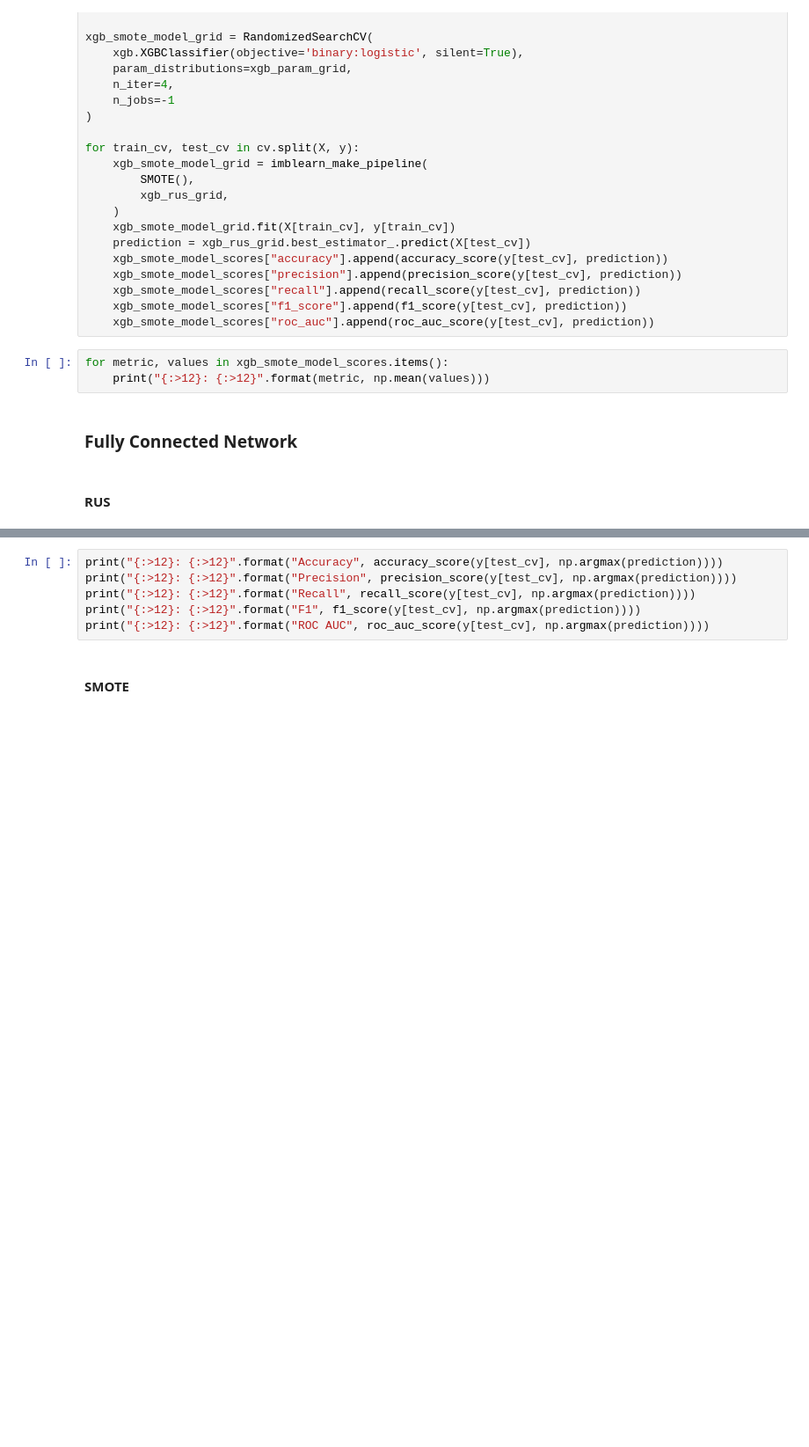
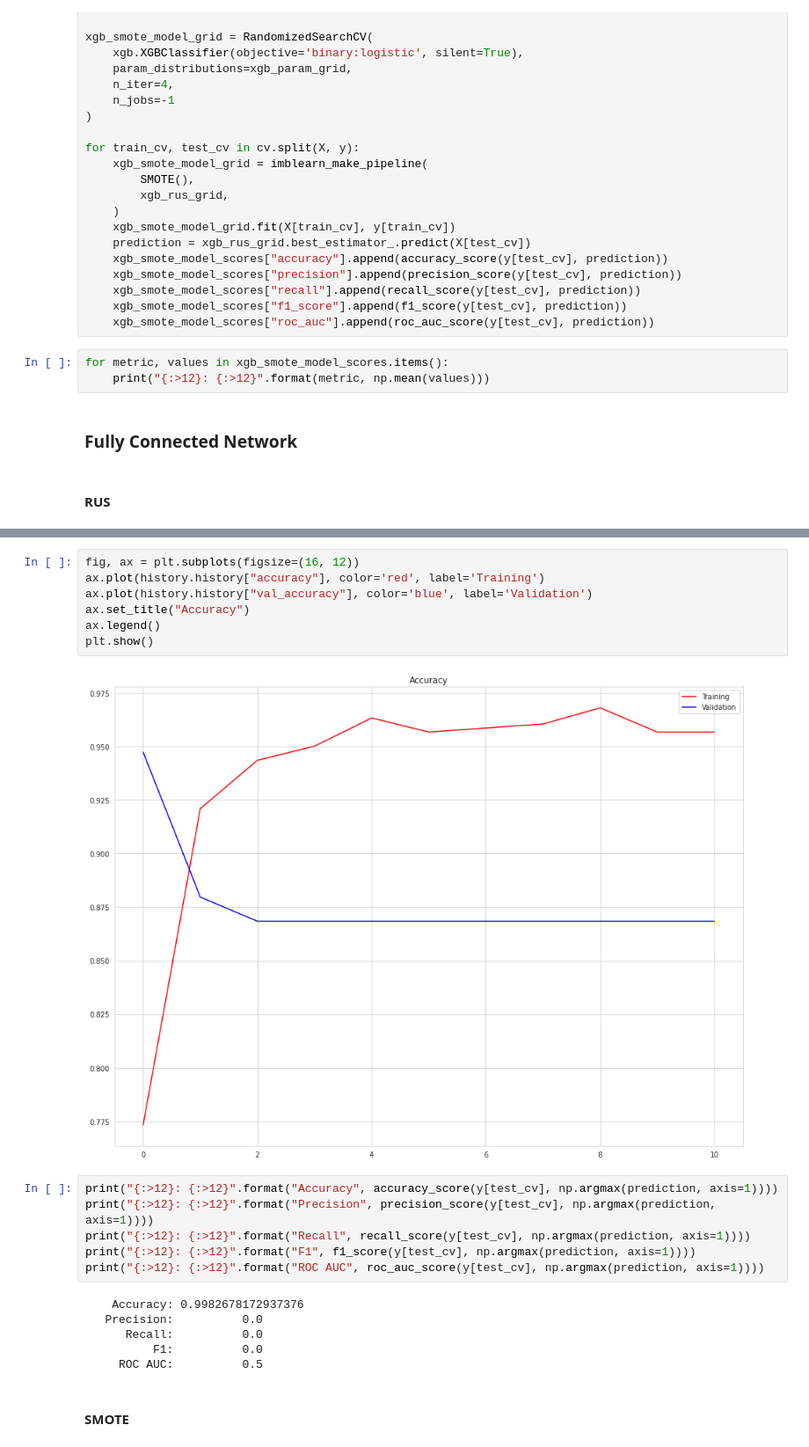
Before and after one commit to josumsc/credit-card-fraud-detection, a Jupyter notebook: src/credit_card_fraud_detection.ipynb, the cells around one changed output, grey strips where cells are left out. Shown at 88% size. Cells and saved outputs as stored; diff of their text form; blank space fills up the shorter version.

```diff
--- a/src/credit_card_fraud_detection.ipynb
+++ b/src/credit_card_fraud_detection.ipynb
@@ -512,9 +537,24 @@ prediction = rus_dense_network.predict(X[test_cv])
+# %%
+fig, ax = plt.subplots(figsize=(16, 12))
+ax.plot(history.history["accuracy"], color='red', label='Training')
+ax.plot(history.history["val_accuracy"], color='blue', label='Validation')
+ax.set_title("Accuracy")
+ax.legend()
+plt.show()
+# %% [output]
+[figure, added]
 # %%
-print("{:>12}: {:>12}".format("Accuracy", accuracy_score(y[test_cv], np.argmax(prediction))))
-print("{:>12}: {:>12}".format("Precision", precision_score(y[test_cv], np.argmax(prediction))))
-print("{:>12}: {:>12}".format("Recall", recall_score(y[test_cv], np.argmax(prediction))))
-print("{:>12}: {:>12}".format("F1", f1_score(y[test_cv], np.argmax(prediction))))
-print("{:>12}: {:>12}".format("ROC AUC", roc_auc_score(y[test_cv], np.argmax(prediction))))
+print("{:>12}: {:>12}".format("Accuracy", accuracy_score(y[test_cv], np.argmax(prediction, axis=1))))
+print("{:>12}: {:>12}".format("Precision", precision_score(y[test_cv], np.argmax(prediction, axis=1))))
+print("{:>12}: {:>12}".format("Recall", recall_score(y[test_cv], np.argmax(prediction, axis=1))))
+print("{:>12}: {:>12}".format("F1", f1_score(y[test_cv], np.argmax(prediction, axis=1))))
+print("{:>12}: {:>12}".format("ROC AUC", roc_auc_score(y[test_cv], np.argmax(prediction, axis=1))))
+# %% [output]
+    Accuracy: 0.9982678172937376
+   Precision:          0.0
+      Recall:          0.0
+          F1:          0.0
+     ROC AUC:          0.5
 # %% [markdown]
 #### SMOTE
 # %%
```
Also changed, not shown: parts of 14 cells of this notebook.
